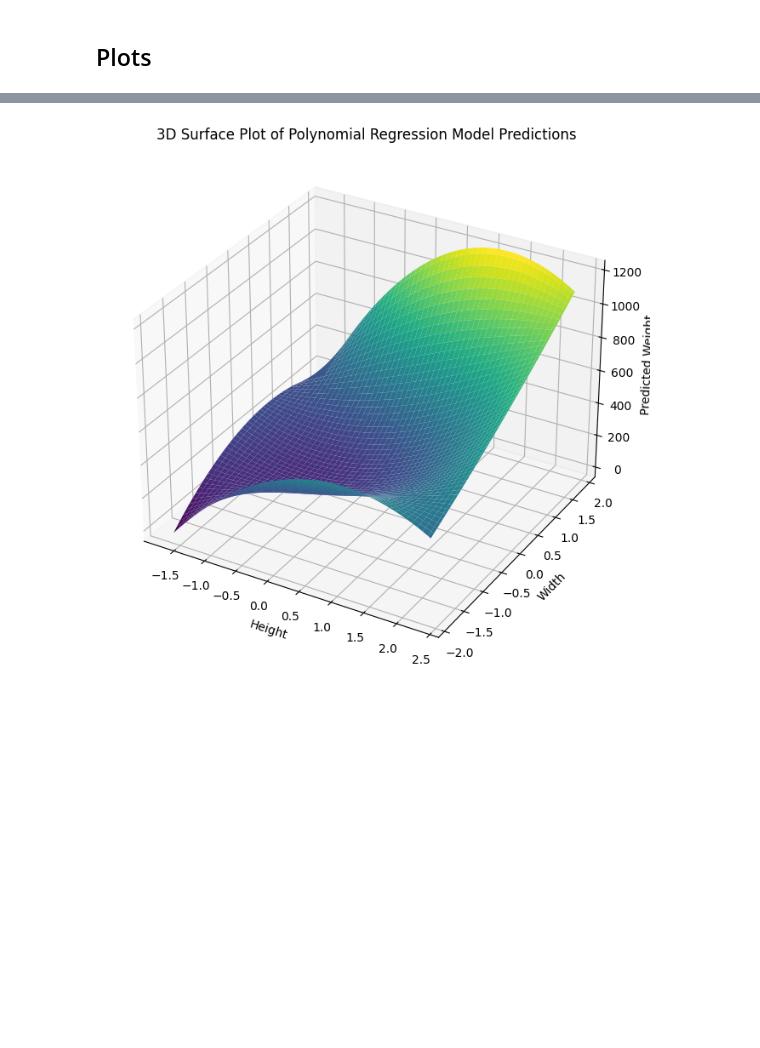
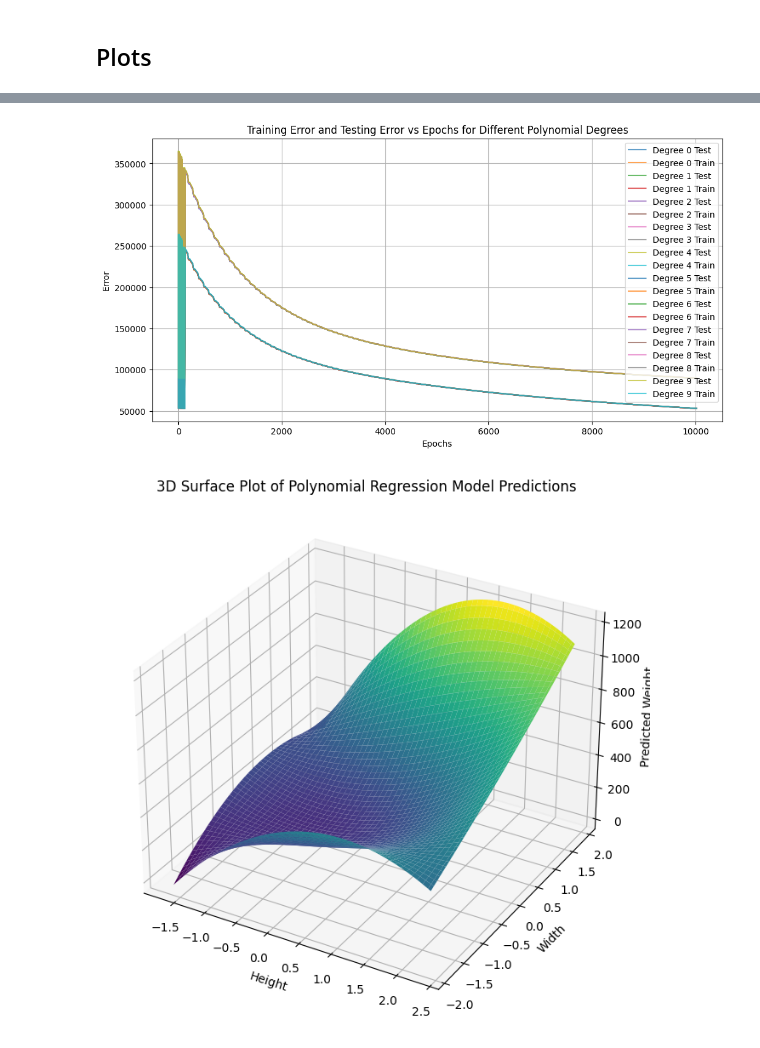
Before and after one commit to MSSRPRAD/RegressionFromScratch, a Jupyter notebook: DoubleVariablePolynomialRegression.ipynb/DoubleVariablePolynomialRegression.ipynb, the cells around one changed output, grey strips where cells are left out. Saved outputs shown, nothing was run; the diff lists cells and outputs as text; code cells hidden in the pictures; blank space fills up the shorter version.

```diff
--- a/DoubleVariablePolynomialRegression.ipynb/DoubleVariablePolynomialRegression.ipynb
+++ b/DoubleVariablePolynomialRegression.ipynb/DoubleVariablePolynomialRegression.ipynb
@@ -155,10 +155,10 @@ class PolynomialRegressionModel:
                     self.test_errors[count] = self.calculate_error(X_test, y_test);
 
                 count+=1
-            if epoch % (epochs / 10) == 0:
-                print(f"epoch: {epoch}")
-                print(f"Train Loss: {self.train_errors}")
-                print(f"Test Loss: {self.test_errors}")
+            # if epoch%(epochs/10) == 0:
+            #     print(f"epoch: {epoch}")
+            #     print(f"Train Loss: {self.train_errors}")
+            #     print(f"Test Loss: {self.test_errors}")
 
         return
 
@@ -202,6 +202,3 @@ class PolynomialRegressionModel:
         return np.array(result)
 # %% [markdown]
 ## Plots
-# %%
-model = PolynomialRegressionModel(i=2, j=2, q=0, lmbda=0)
-model.fit(train.drop(['Weight'], axis=1), train['Weight'], test.drop(['Weight'], axis=1), test['Weight'], lr=0.001, epochs=500)
@@ -226,11 +204,0 @@ Test Loss: {0: 363341.36055695853, 1: 67760.53844892266, 2: 67760.53844892266, 3
-# %%
-model.test_errors
-epochs = list(model.test_errors.keys())
-errors = list(model.test_errors.values())
-
-plt.plot(epochs, errors, marker='o')
-plt.title('Error vs Epochs')
-plt.xlabel('Epochs')
-plt.ylabel('Error')
-plt.grid(True)
-plt.show()
@@ -239,3 +253,22 @@ plt.show()
+# %%
+# Plot training and testing errors vs. epochs for all degrees
+plt.figure(figsize=(12, 6))
+for i, deg in enumerate(degrees):
+    epochs = list(all_test_errors[i].keys())
+    test_errors = list(all_test_errors[i].values())
+    train_errors = list(all_train_errors[i].values())
+
+    plt.plot(epochs, test_errors, label=f'Degree {deg} Test', alpha=0.7)
+    plt.plot(epochs, train_errors, label=f'Degree {deg} Train', alpha=0.7)
+
+plt.title('Training Error and Testing Error vs Epochs for Different Polynomial Degrees')
+plt.xlabel('Epochs')
+plt.ylabel('Error')
+plt.legend()
+plt.grid(True)
+plt.show()
+# %% [output]
+[figure, added]
 # %%
 import matplotlib.pyplot as plt
 from mpl_toolkits.mplot3d import Axes3D
```
Also changed, not shown: parts of 5 cells of this notebook, 2 other files.
